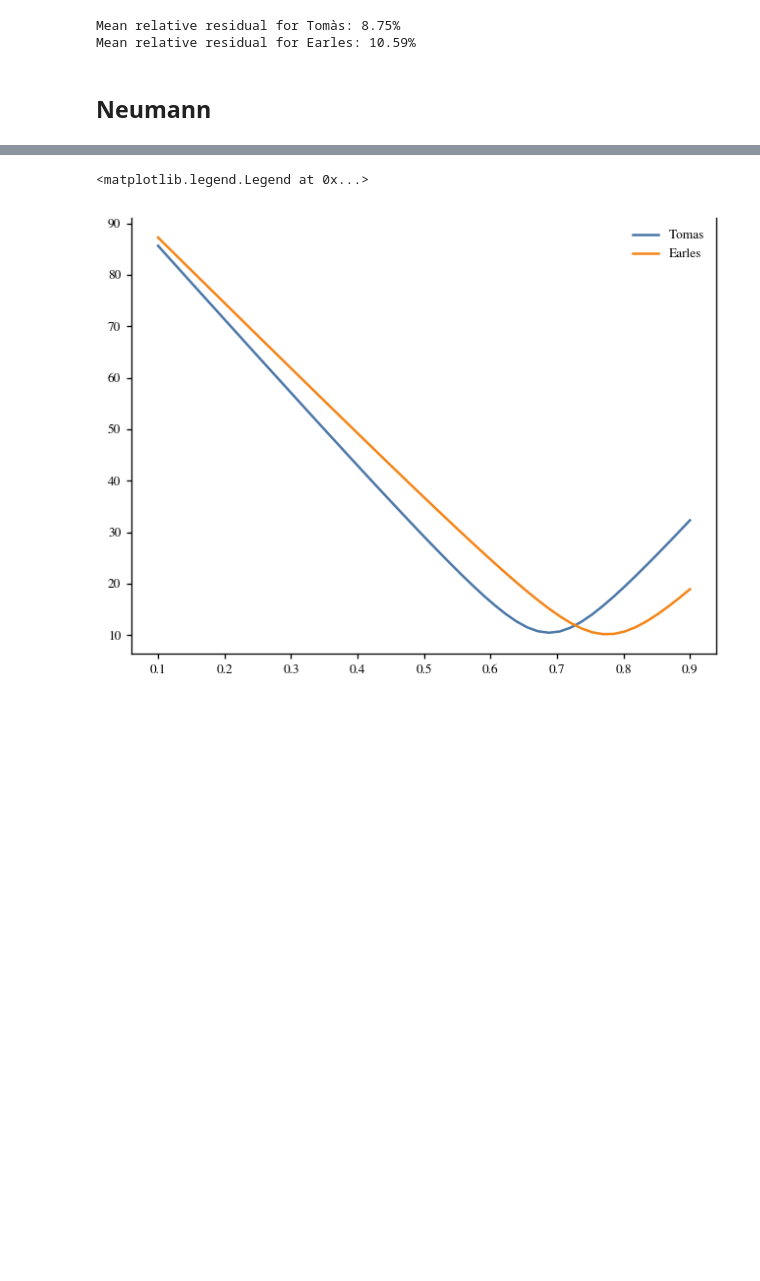
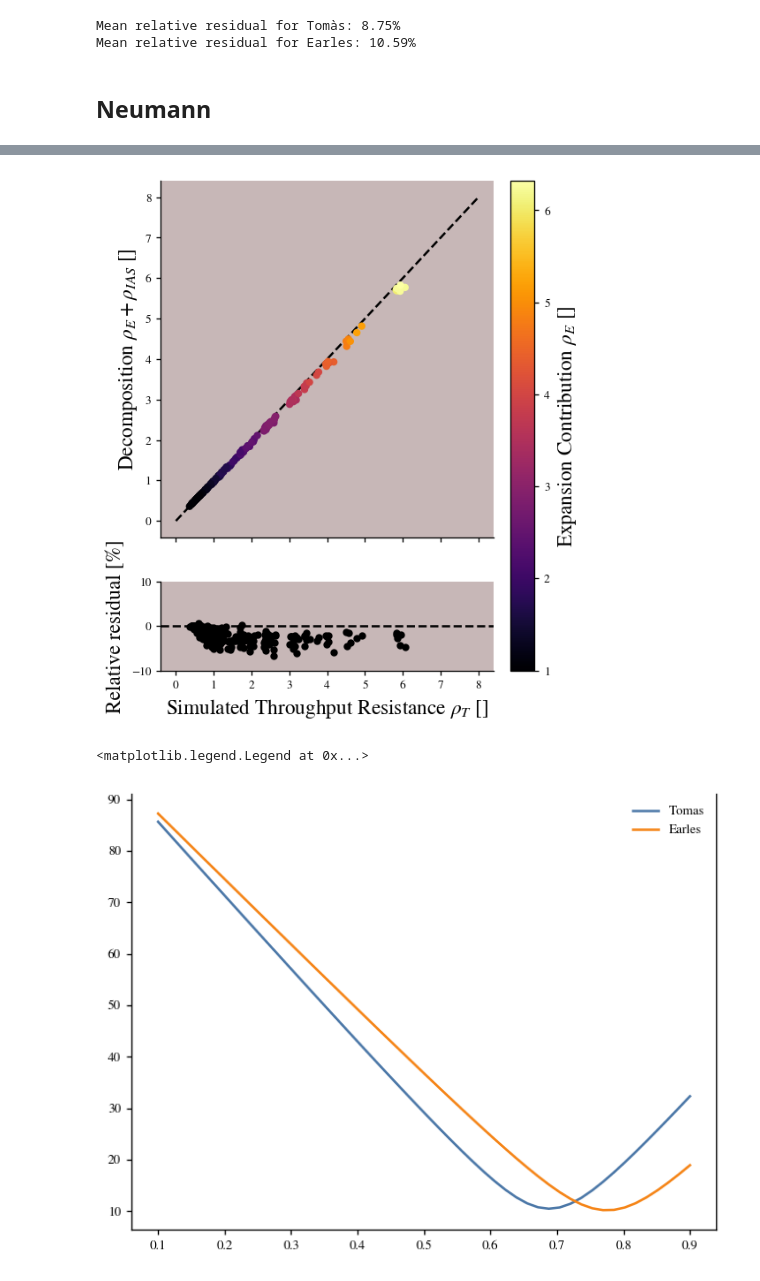
Before and after one commit to andreas-stillits/MasterThesis, a Jupyter notebook: scripts/plots/diffusion.ipynb, the cells around one changed output, grey strips where cells are left out. Cells and saved outputs as stored; diff of their text form; code cells hidden in the pictures; blank space fills up the shorter version.

```diff
--- a/scripts/plots/diffusion.ipynb
+++ b/scripts/plots/diffusion.ipynb
@@ -217,3 +240,34 @@ Mean relative residual for Earles: 30.52%
+# %%
+simulated = df["r_neumann"]
+empty = df["r_empty"]
+full = df["r_neumann_0"]
+summed = (empty - 1) + full
+residual = 100 * (summed - simulated)/simulated
+
+fig, (ax1, ax2) = plt.subplots(2, 1, figsize=(5, 6), sharex=True, gridspec_kw={'height_ratios': [4, 1]})
+sc = ax1.scatter(simulated, summed, c=empty, cmap=CMAP)
+cbar = fig.colorbar(sc, ax=[ax1, ax2], pad=0.04)
+cbar.set_label(r"Expansion Contribution $\rho_E$ []", fontsize=fs)
+ax1.plot([0, 8], [0, 8], 'k--', zorder=0)
+despine(ax1)
+ax1.set_facecolor(facecolor)
+# ax1.set_xlabel(r"Simulated Resistance $\rho$ []", fontsize=fs)
+ax1.set_ylabel(r"Decomposition $\rho_E + \rho_{IAS}$ []", fontsize=fs)
+
+
+ax2.scatter(simulated, residual, color="k", label="Relative residual")
+ax2.axhline(0, color="k", linestyle="--", zorder=0)
+despine(ax2)
+ax2.set_facecolor(facecolor)
+ax2.set_xlabel(r"Simulated Throughput Resistance $\rho_T$ []", fontsize=fs)
+ax2.set_ylabel("Relative residual [%]", fontsize=fs)
+ax2.set_ylim(-10, 10)
+
+save(fig, "./saved/decomposition.pdf")
+
+plt.show()
+# %% [output]
+[figure, added]
 # %%
 xs = np.linspace(0.1, 0.9, 50)
 
```
Also changed, not shown: parts of 2 cells of this notebook, 17 other files.
